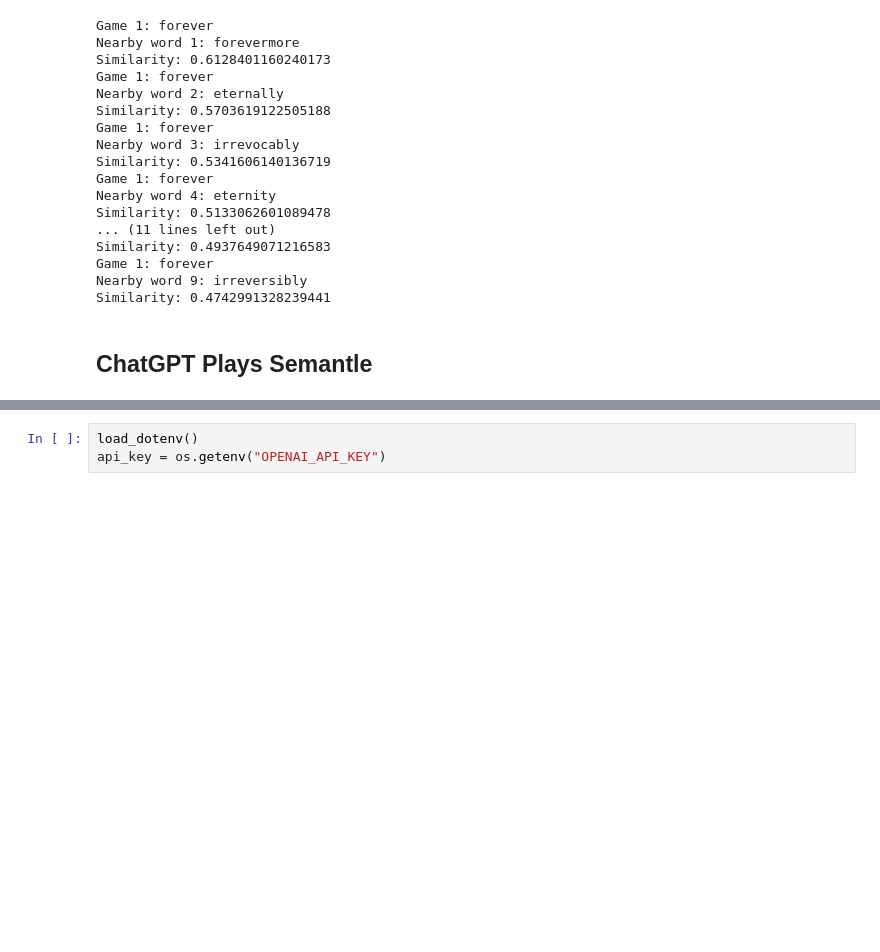
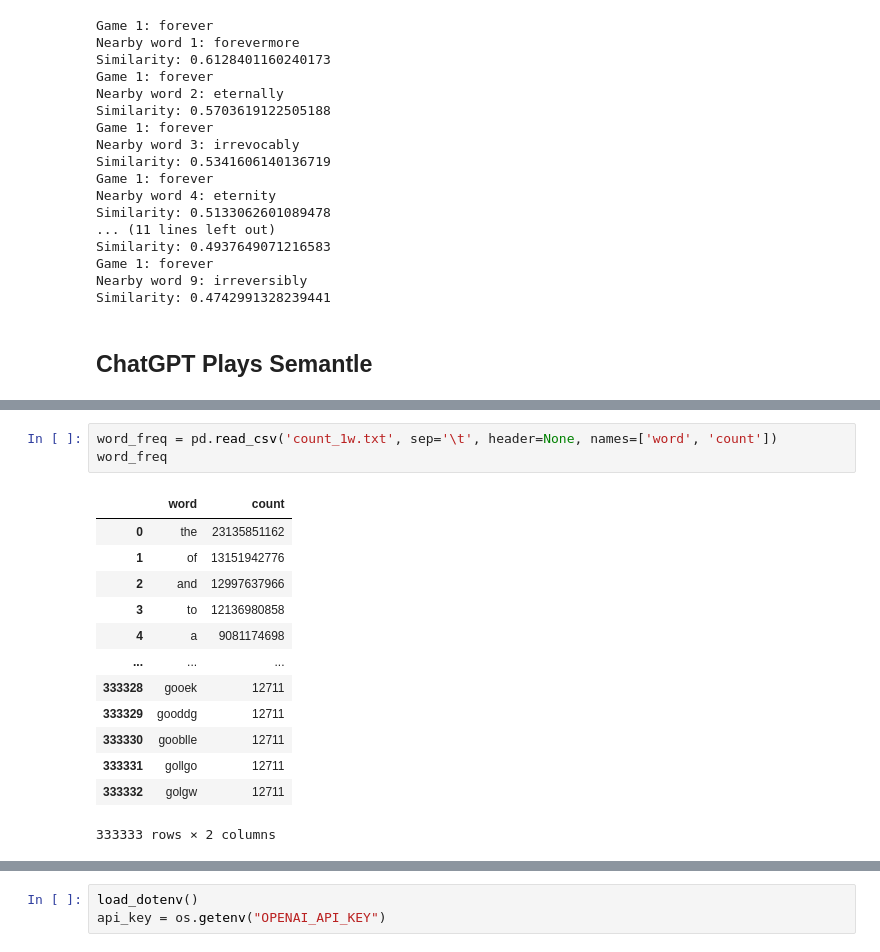
Before and after one commit to eric27n/compsci-685-project-semantle, a Jupyter notebook: Semantle-LLM-Baseline.ipynb, the cells around one changed output, grey strips where cells are left out. Cells and saved outputs as stored; diff of their text form; blank space fills up the shorter version.

```diff
--- a/Semantle-LLM-Baseline.ipynb
+++ b/Semantle-LLM-Baseline.ipynb
@@ -90,3 +115,20 @@ display(semantle_df.head())
 | 3 | elevator | elevators | escalator | stairwell | staircase | stairway | escalators | stairs | stairwells | dumbwaiter | ... |
 | 4 | patience | perseverance | fortitude | persevere | humility | prudence | diligence | tenacity | persistence | impatience | ... |
 | 5 | overnight | morning | midday | afternoon | midmorning | midafternoon | day | night | hours | evening | ... |
+# %%
+word_freq = pd.read_csv('count_1w.txt', sep='\t', header=None, names=['word', 'count'])
+word_freq
+# %% [output]
+|  | word | count |
+| 0 | the | 23135851162 |
+| 1 | of | 13151942776 |
+| 2 | and | 12997637966 |
+| 3 | to | 12136980858 |
+| 4 | a | 9081174698 |
+| ... | ... | ... |
+| 333328 | gooek | 12711 |
+| 333329 | gooddg | 12711 |
+| 333330 | gooblle | 12711 |
+| 333331 | gollgo | 12711 |
+| 333332 | golgw | 12711 |
+333333 rows × 2 columns
```
Also changed, not shown: parts of 21 cells of this notebook.
